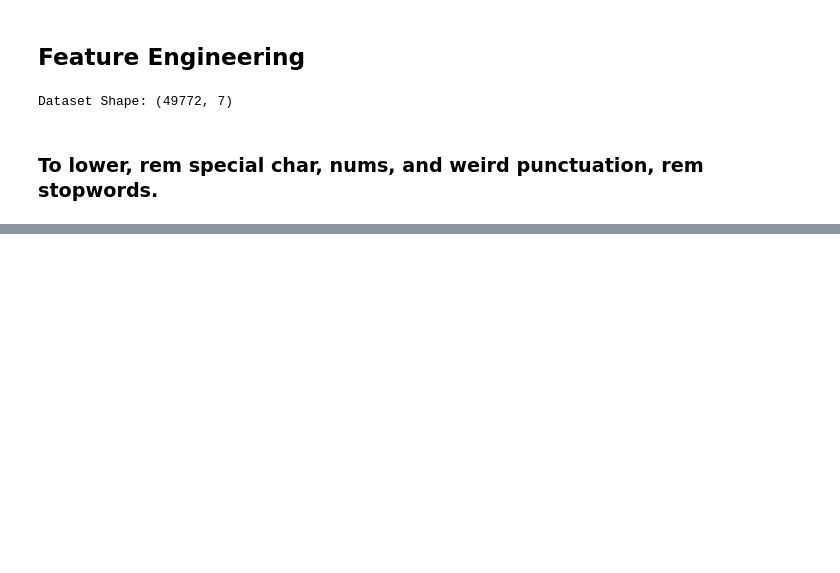
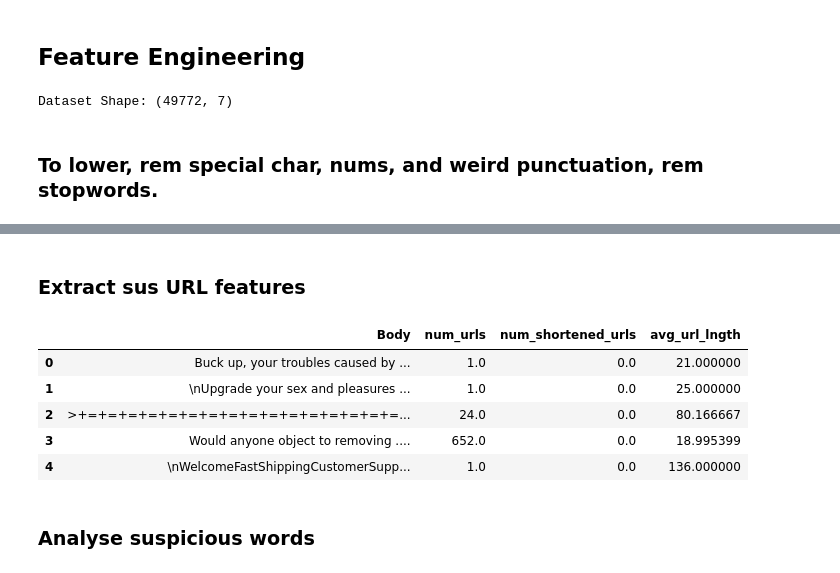
Before and after one commit to EllenBritton-LeBihan/COMP3000-Computing-Project, a Jupyter notebook: src/dataset_trials_jupyter.ipynb, the cells around one changed output, grey strips where cells are left out. Cells and saved outputs as stored; diff of their text form; code cells hidden in the pictures; blank space fills up the shorter version.

```diff
--- a/src/dataset_trials_jupyter.ipynb
+++ b/src/dataset_trials_jupyter.ipynb
@@ -182,0 +193,17 @@ AttributeError: module 'pandas' has no attribute 'insull'
+# %%
+#func to extract n-gram frequency patterns
+def extract_ngram_features(text, n=2):
+    if not isinstance(text, str) or len(text.strip()) == 0:
+        return 0
+
+    vectorizer = CountVectorizer(ngram_range=(n, n), stop_words=None, lowercase=False)
+
+    try:
+        X = vectorizer.fit_transform([text])
+        return np.sum(X.toarray())  #sum all n-grams
+    except ValueError:
+        return 0  # if vocab empty then return 0
+# %%
+#apply the function
+combined_dataset['bigram_count'] = combined_dataset['Body'].apply(lambda x: extract_ngram_features(str(x), 2))
+combined_dataset['trigram_count'] = combined_dataset['Body'].apply(lambda x: extract_ngram_features(str(x), 3))
@@ -182,0 +220,23 @@ AttributeError: module 'pandas' has no attribute 'insull'
+# %% [markdown]
+<h3>Extract sus URL features</h3>
+# %%
+def analyse_urls(text):
+    urls = re.findall(f'https?://\S+|www\.\S+', text) #extract
+    num_urls = len(urls)
+    num_shortened_urls = sum(1 for u in urls if any(short in u for short in ["bit.ly", "tinyurl", "goo.gl"]))
+    avg_url_lngth = np.mean([len(u) for u in urls]) if urls else 0
+    return pd.Series([num_urls, num_shortened_urls, avg_url_lngth])
+# %%
+combined_dataset[['num_urls', 'num_shortened_urls', 'avg_url_lngth']] = combined_dataset['Body'].apply(analyse_urls)
+# %%
+#check results
+combined_dataset[['Body', 'num_urls', 'num_shortened_urls', 'avg_url_lngth']].head()
+# %% [output]
+|  | Body | num_urls | num_shortened_urls | avg_url_lngth |
+| 0 | Buck up, your troubles caused by ... | 1.0 | 0.0 | 21.000000 |
+| 1 | \nUpgrade your sex and pleasures ... | 1.0 | 0.0 | 25.000000 |
+| 2 | >+=+=+=+=+=+=+=+=+=+=+=+=+=+=+=+=... | 24.0 | 0.0 | 80.166667 |
+| 3 | Would anyone object to removing .... | 652.0 | 0.0 | 18.995399 |
+| 4 | \nWelcomeFastShippingCustomerSupp... | 1.0 | 0.0 | 136.000000 |
+# %% [markdown]
+<h3>Analyse suspicious words</h3>
```
Also changed, not shown: parts of 21 cells of this notebook, 2 other files.
